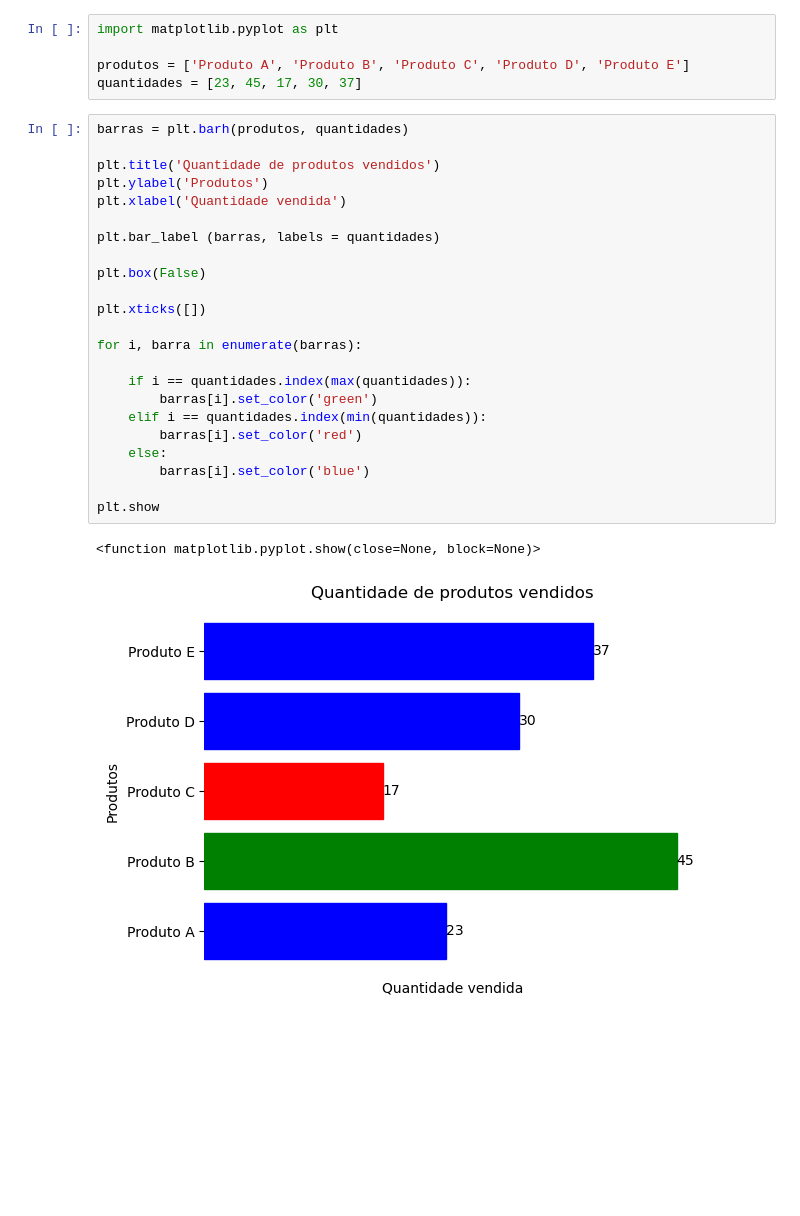
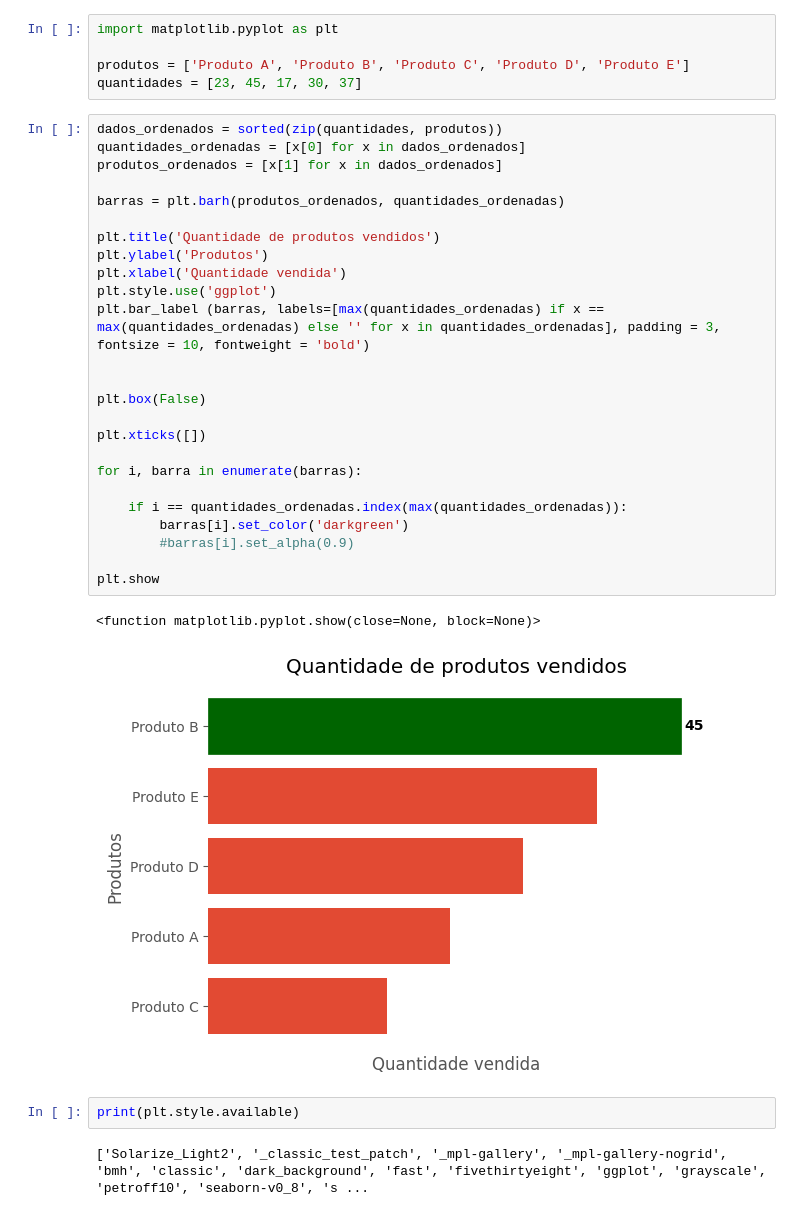
Before and after one commit to DosAnjos013/python-impressionador, a Jupyter notebook: Biblioteca_matplot_e_Numpy/gráfico_de_barras_para_apresentacao.ipynb, the cells around one changed output. Drawn from its saved outputs; the diff is of its cells as text; blank space fills up the shorter version.

```diff
--- a/Biblioteca_matplot_e_Numpy/gráfico_de_barras_para_apresentacao.ipynb
+++ b/Biblioteca_matplot_e_Numpy/gráfico_de_barras_para_apresentacao.ipynb
@@ -10,28 +10,34 @@ import matplotlib.pyplot as plt
 produtos = ['Produto A', 'Produto B', 'Produto C', 'Produto D', 'Produto E']
 quantidades = [23, 45, 17, 30, 37]
 # %%
-barras = plt.barh(produtos, quantidades)
+dados_ordenados = sorted(zip(quantidades, produtos))
+quantidades_ordenadas = [x[0] for x in dados_ordenados]
+produtos_ordenados = [x[1] for x in dados_ordenados]
+
+barras = plt.barh(produtos_ordenados, quantidades_ordenadas)
 
 plt.title('Quantidade de produtos vendidos')
 plt.ylabel('Produtos')
 plt.xlabel('Quantidade vendida')
+plt.style.use('ggplot')
+plt.bar_label (barras, labels=[max(quantidades_ordenadas) if x == max(quantidades_ordenadas) else '' for x in quantidades_ordenadas], padding = 3, fontsize = 10, fontweight = 'bold')
 
-plt.bar_label (barras, labels = quantidades)
 
 plt.box(False)
 
 plt.xticks([])
 
 for i, barra in enumerate(barras):
 
-    if i == quantidades.index(max(quantidades)):
-        barras[i].set_color('green')
-    elif i == quantidades.index(min(quantidades)):
-        barras[i].set_color('red')
-    else:
-        barras[i].set_color('blue')
+    if i == quantidades_ordenadas.index(max(quantidades_ordenadas)):
+        barras[i].set_color('darkgreen')
+        #barras[i].set_alpha(0.9)
 
 plt.show
 # %% [output]
 <function matplotlib.pyplot.show(close=None, block=None)>
-[figure, old version]
+[figure, new version]
+# %%
+print(plt.style.available)
+# %% [output]
+['Solarize_Light2', '_classic_test_patch', '_mpl-gallery', '_mpl-gallery-nogrid', 'bmh', 'classic', 'dark_background', 'fast', 'fivethirtyeight', 'ggplot', 'grayscale', 'petroff10', 'seaborn-v0_8', 's ...
```
Also changed, not shown: 4 other files.
